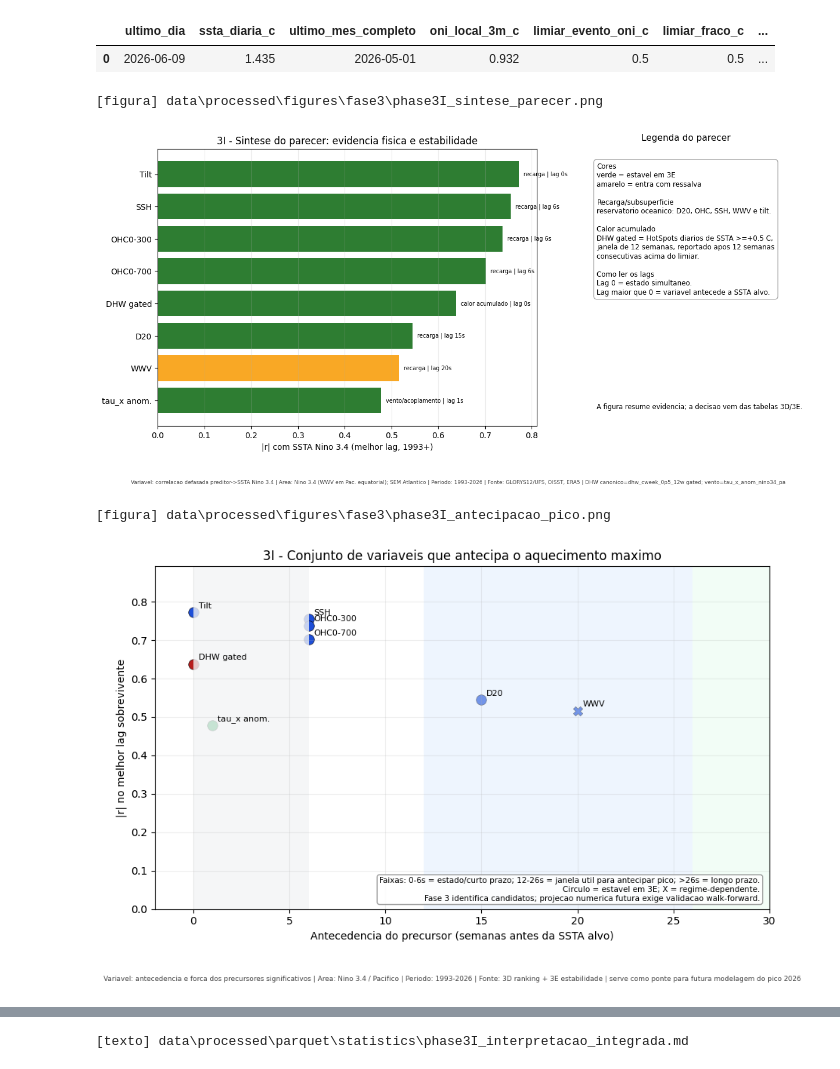
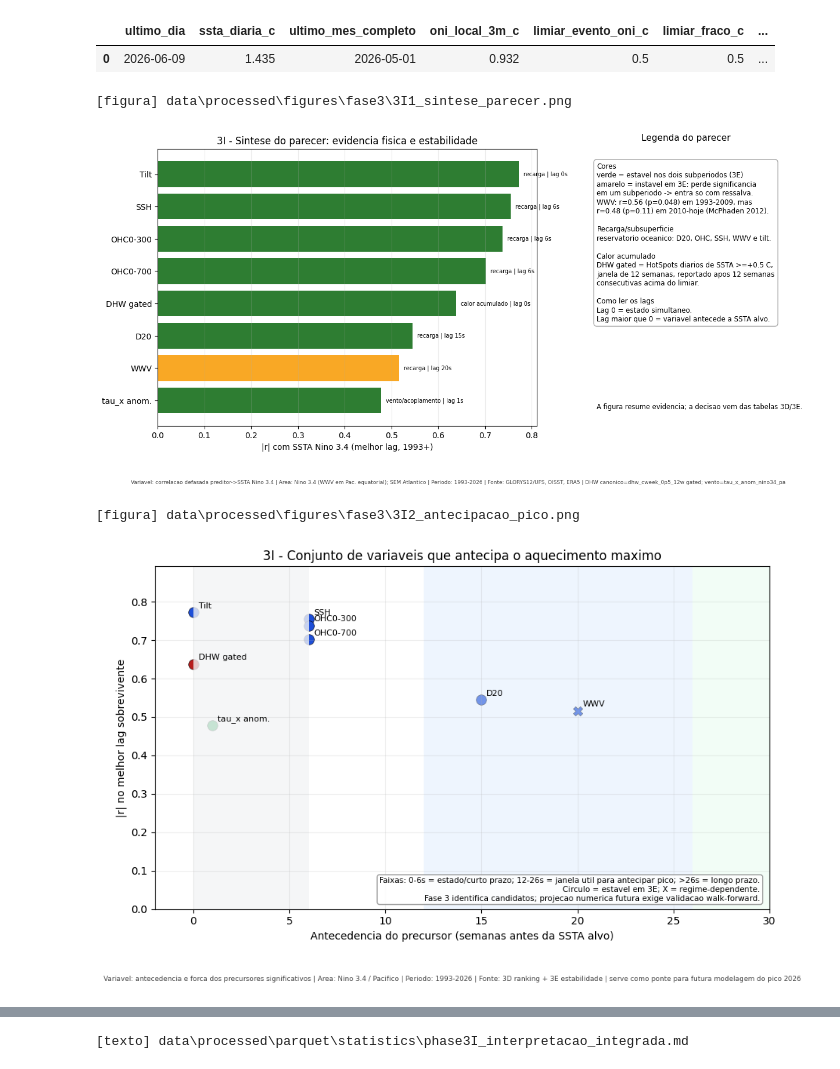
Before and after one commit to thiago-vilar/Nino26, a Jupyter notebook: notebooks/fase3/3I_interpretacao_integrada.ipynb, the cells around one changed output, grey strips where cells are left out. Drawn from its saved outputs; the diff is of its cells as text; code cells hidden in the pictures.

```diff
--- a/notebooks/fase3/3I_interpretacao_integrada.ipynb
+++ b/notebooks/fase3/3I_interpretacao_integrada.ipynb
@@ -180,8 +180,11 @@ ax_note.axis('off')
 ax_note.set_title('Legenda do parecer', fontsize=11, pad=10)
 legend_txt = (
     'Cores\n'
-    'verde = estavel em 3E\n'
-    'amarelo = entra com ressalva\n\n'
+    'verde = estavel nos dois subperiodos (3E)\n'
+    'amarelo = instavel em 3E: perde significancia\n'
+    'em um subperiodo -> entra so com ressalva.\n'
+    'WWV: r=0.56 (p=0.048) em 1993-2009, mas\n'
+    'r=0.48 (p=0.11) em 2010-hoje (McPhaden 2012).\n\n'
     'Recarga/subsuperficie\n'
     'reservatorio oceanico: D20, OHC, SSH, WWV e tilt.\n\n'
     'Calor acumulado\n'
@@ -190,36 +193,36 @@ legend_txt = (
     'consecutivas acima do limiar.\n\n'
     'Como ler os lags\n'
     'Lag 0 = estado simultaneo.\n'
     'Lag maior que 0 = variavel antecede a SSTA alvo.'
 )
 ax_note.text(0.02, 0.95, legend_txt, fontsize=8.55, va='top', ha='left', linespacing=1.25, bbox=dict(boxstyle='round,pad=.45', fc='white', ec='0.65', alpha=.95))
 ax_note.text(0.02, 0.055, 'A figura resume evidencia; a decisao vem das tabelas 3D/3E.', fontsize=8.3, va='bottom', ha='left')
 u.stamp_caption(fig, variavel='correlacao defasada preditor->SSTA Nino 3.4', area='Nino 3.4 (WWV em Pac. equatorial); SEM Atlantico', periodo='1993-2026', fonte='GLORYS12/UFS, OISST, ERA5', extra='DHW canonico=dhw_cweek_0p5_12w gated; vento=tau_x_anom_nino34_pa')
-u.save_fig(fig, 'phase3I_sintese_parecer.png')
+u.save_fig(fig, '3I1_sintese_parecer.png')
 plt.show()
 
 # Figura-sintese 2: quais variaveis realmente antecipam o pico.
 fig, ax = plt.subplots(figsize=(10.5, 5.9))
 colors = conc['bloco'].map({'recarga/subsuperficie':'#1d4ed8', 'vento/acoplamento':'#16a34a', 'calor acumulado':'#b71c1c'}).fillna('#6b7280')
 markers = conc['estavel_3E'].map({True:'o', False:'X'})
 for idx, r in conc.iterrows():
     ax.scatter(r['lag_semanas'], r['abs_r'], s=95 if r['estavel_3E'] else 80, color=colors.loc[idx], marker=markers.loc[idx], edgecolor='k', linewidth=.4)
     ax.annotate(r['rotulo'], (r['lag_semanas'], r['abs_r']), xytext=(5,4), textcoords='offset points', fontsize=8)
 ax.axvspan(0, 6, color='#f3f4f6', alpha=.8, lw=0)
 ax.axvspan(12, 26, color='#dbeafe', alpha=.45, lw=0)
 ax.axvspan(26, 79, color='#dcfce7', alpha=.35, lw=0)
 ax.set_xlim(-2, max(30, conc['lag_semanas'].max()+8))
 ax.set_ylim(0, min(1, conc['abs_r'].max()+0.12))
 ax.set_xlabel('Antecedencia do precursor (semanas antes da SSTA alvo)')
 ax.set_ylabel('|r| no melhor lag sobrevivente')
 ax.set_title('3I - Conjunto de variaveis que antecipa o aquecimento maximo')
 ax.grid(alpha=.22)
 u.add_note(ax, 'Faixas: 0-6s = estado/curto prazo; 12-26s = janela util para antecipar pico; >26s = longo prazo.\nCirculo = estavel em 3E; X = regime-dependente.\nFase 3 identifica candidatos; projecao numerica futura exige validacao walk-forward.', loc='lower right')
 u.stamp_caption(fig, variavel='antecedencia e forca dos precursores significativos', area='Nino 3.4 / Pacifico', periodo='1993-2026', fonte='3D ranking + 3E estabilidade', extra='serve como ponte para futura modelagem do pico 2026')
-u.save_fig(fig, 'phase3I_antecipacao_pico.png')
+u.save_fig(fig, '3I2_antecipacao_pico.png')
 plt.show()
 # %% [output]
-[figura] data\processed\figures\fase3\phase3I_sintese_parecer.png
+[figura] data\processed\figures\fase3\3I1_sintese_parecer.png
-[figure, old version]
+[figure, new version]
-[figura] data\processed\figures\fase3\phase3I_antecipacao_pico.png
+[figura] data\processed\figures\fase3\3I2_antecipacao_pico.png
 [figure]
```
Also changed, not shown: parts of 5 cells of this notebook, 17 other files.
